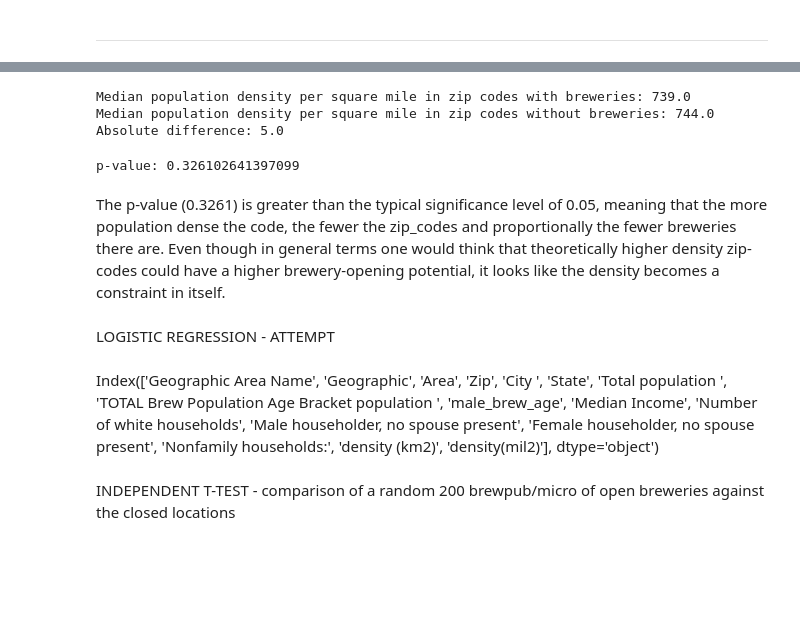
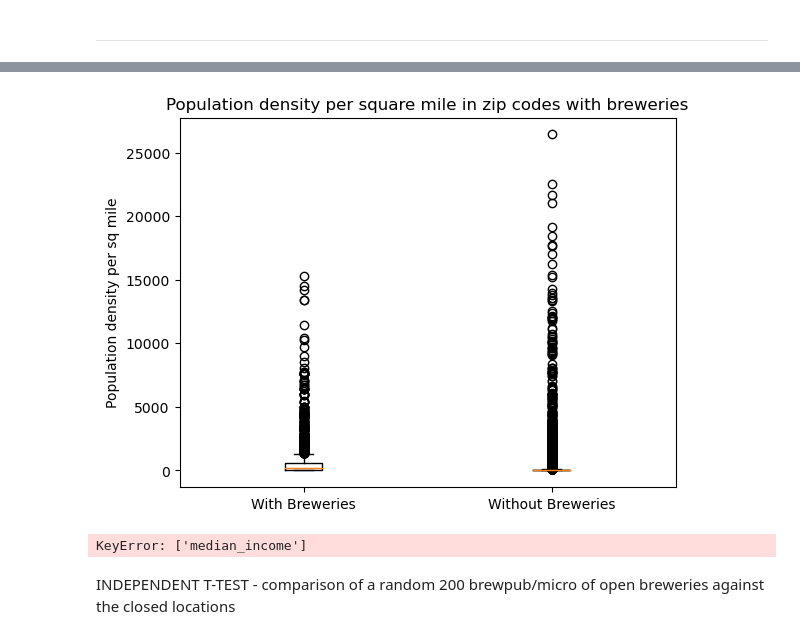
Before and after one commit to rpatel9877/project1, a Jupyter notebook: starter_folders/vicky_lasota/vicky_lasota.ipynb, the cells around one changed output, grey strips where cells are left out. Drawn from its saved outputs; the diff is of its cells as text; code cells hidden in the pictures; blank space fills up the shorter version.

```diff
--- a/starter_folders/vicky_lasota/vicky_lasota.ipynb
+++ b/starter_folders/vicky_lasota/vicky_lasota.ipynb
@@ -575,38 +492,28 @@ The data on density maintained a strong left skew and at a closer look seem to m
-# %%
-#find the median of male population for zip_breweries and no_brew_zip round to 0 decimal places
-mean_with_breweries_density_high = round(zip_breweries_micro_density_high[' Population Density per mile2 '].median(),0)
-mean_without_breweries_density_high = round(no_brew_zip_density_high['density(mil2)'].median(),0)
-
-#compute absolute difference between the two means with 2 decimal places
-
-absolute_difference_density_high = round(abs(mean_with_breweries_density_high - mean_without_breweries_density_high),2)
-
-print("Median population density per square mile in zip codes with breweries:", mean_with_breweries_density_high)
-print("Median population density per square mile in zip codes without breweries:", mean_without_breweries_density_high)
-print("Absolute difference:", absolute_difference_density_high)
-# %% [output]
-Median population density per square mile in zip codes with breweries: 739.0
-Median population density per square mile in zip codes without breweries: 744.0
-Absolute difference: 5.0
-# %%
-#Verify if there is a significant difference between the two populations using Mann-Whitney U test
-
-# Perform the Mann-Whitney U test
-statistic, p_value = stats.mannwhitneyu(zip_breweries_micro_density_high[' Population Density per mile2 '], no_brew_zip_density_high['density(mil2)'])
-
-# Print the test statistic and p-value
-print("p-value:", p_value)
-# %% [output]
-p-value: 0.326102641397099
-# %% [markdown]
-The p-value (0.3261) is greater than the typical significance level of 0.05, meaning that the more population dense the code, the fewer the zip_codes and proportionally the fewer breweries there are. Even though in general terms one would think that theoretically higher density zip-codes could have a higher brewery-opening potential, it looks like the density becomes a constraint in itself.
-# %% [markdown]
-LOGISTIC REGRESSION - ATTEMPT
-# %% [markdown]
-Index(['Geographic Area Name', 'Geographic', 'Area', 'Zip', 'City ', 'State',
-       'Total population ', 'TOTAL Brew Population Age Bracket population ',
-       'male_brew_age', 'Median Income', 'Number of white households',
-       'Male householder, no spouse present',
-       'Female householder, no spouse present', 'Nonfamily households:',
-       'density (km2)', 'density(mil2)'],
-      dtype='object')
+# %%
+#plot boxplot to show the data comparing the two populations
+plt.boxplot([zip_breweries_micro_density[' Population Density per mile2 '], no_brew_zip_density['density(mil2)']], labels=['With Breweries', 'Without Breweries'])
+plt.title('Population density per square mile in zip codes with breweries')
+plt.ylabel('Population density per sq mile')
+plt.show()
+# %% [output]
+[figure, added]
+# %%
+#preapre logistic regression to show the relationship between the presence of breweries and the median income, male population, and population density of zip codes
+import statsmodels.api as sm
+
+#add a column to zip_breweries_micro dataframe to indicate the presence of breweries
+zip_breweries_micro['breweries'] = 1
+
+#add a column to no_brew_zip dataframe to indicate the absence of breweries
+no_brew_zip['breweries'] = 0
+
+#combine the two dataframes
+zip_breweries_micro = zip_breweries_micro.append(no_brew_zip)
+
+#drop rows in zip_breweries_micro dataframe where median income column value is empty
+
+zip_breweries_micro_income = zip_breweries_micro.dropna(subset=['median_income'])
+
+zip_breweries_micro_income.head()
+# %% [output]
+KeyError: ['median_income']
```
Also changed, not shown: parts of 47 cells of this notebook, 3 other files.
